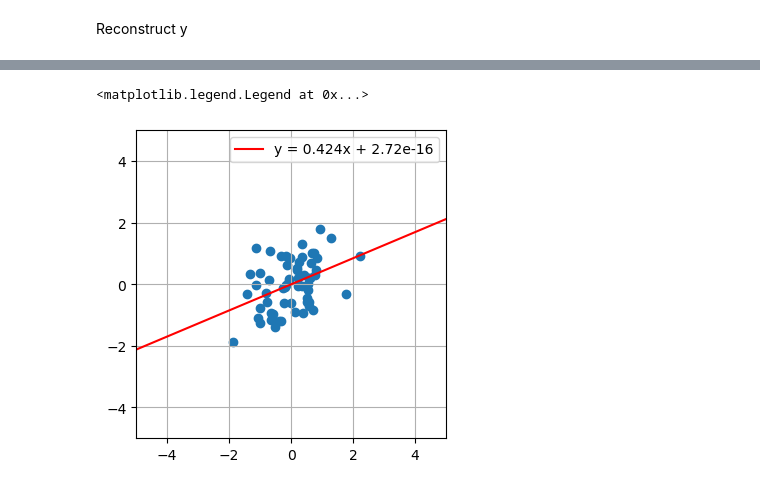
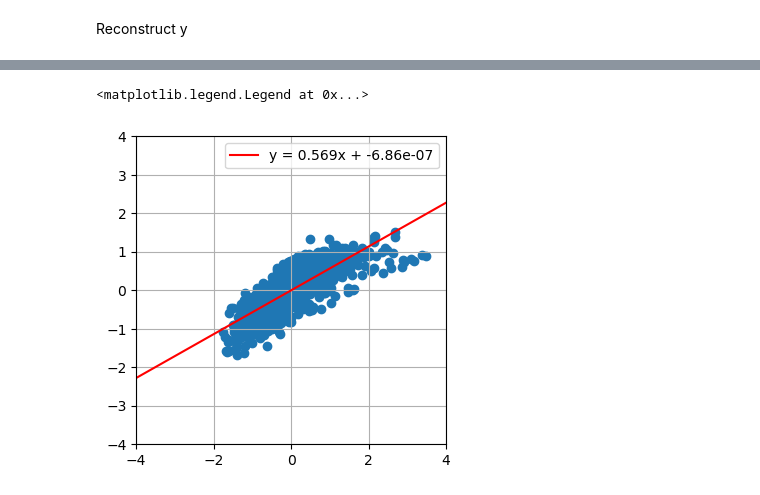
Before and after one commit to kinyatoride/AtmosAnalysisNotebooks, a Jupyter notebook: regression.ipynb, the cells around one changed output, grey strips where cells are left out. Cells and saved outputs as stored; diff of their text form; code cells hidden in the pictures.

```diff
--- a/regression.ipynb
+++ b/regression.ipynb
@@ -40,0 +11,17 @@ Effective sample size: 50.0
+# %%
+# Read time series data
+f = 'data/era5_nino.csv'
+df = pd.read_csv(f, index_col=0, parse_dates=True)
+
+# Define predictor and predictand
+x = df['nino3'].values
+y = df['nino4'].values
+n = len(x)
+
+# Effective sample size
+rx = stats.pearsonr(x[1:], x[:-1]).statistic
+ry = stats.pearsonr(y[1:], y[:-1]).statistic
+n_eff = n * (1 - rx*ry) / (1 + rx*ry)
+
+print(f'Number of samples = {n}')
+print(f'Effective sample size: {n_eff:.1f}')
@@ -50,5 +65,5 @@ $ p = \begin{bmatrix} m \\ c \end{bmatrix} $
 # %%
-A = np.stack([xa, np.ones(len(x))], axis=-1)
+A = np.stack([x, np.ones(len(x))], axis=-1)
 print(f'{A.shape = :}')
 print(A[:5])
 # %% [output]
@@ -61,5 +76,5 @@ A.shape = (60, 2)
 # %%
-p, res, rnk, s = np.linalg.lstsq(A, ya, rcond=None)
+p, res, rnk, s = linalg.lstsq(A, y)
 
 print(f'p = {p}')
 print(f'Sums of squared residuals = {res}')
@@ -89,16 +97,16 @@ ax.grid()
 # %%
 xx = np.linspace(-5, 5, 100)
 
 fig, ax = plt.subplots(figsize=(4,4))
-ax.scatter(xa, ya)
+ax.scatter(x, y)
 ax.plot(
     xx, xx * p[0] + p[1], c='r',
     label=f'y = {p[0]:.3g}x + {p[1]:.3g}'
 )
 
 ax.grid()
-ax.set(xlim=(-5, 5), ylim=(-5, 5))
+ax.set(xlim=(-4, 4), ylim=(-4, 4))
 ax.legend()
 # %% [output]
 <matplotlib.legend.Legend at 0x...>
-[figure, old version]
+[figure, new version]
```
Also changed, not shown: parts of 12 cells of this notebook, 2 other files.
